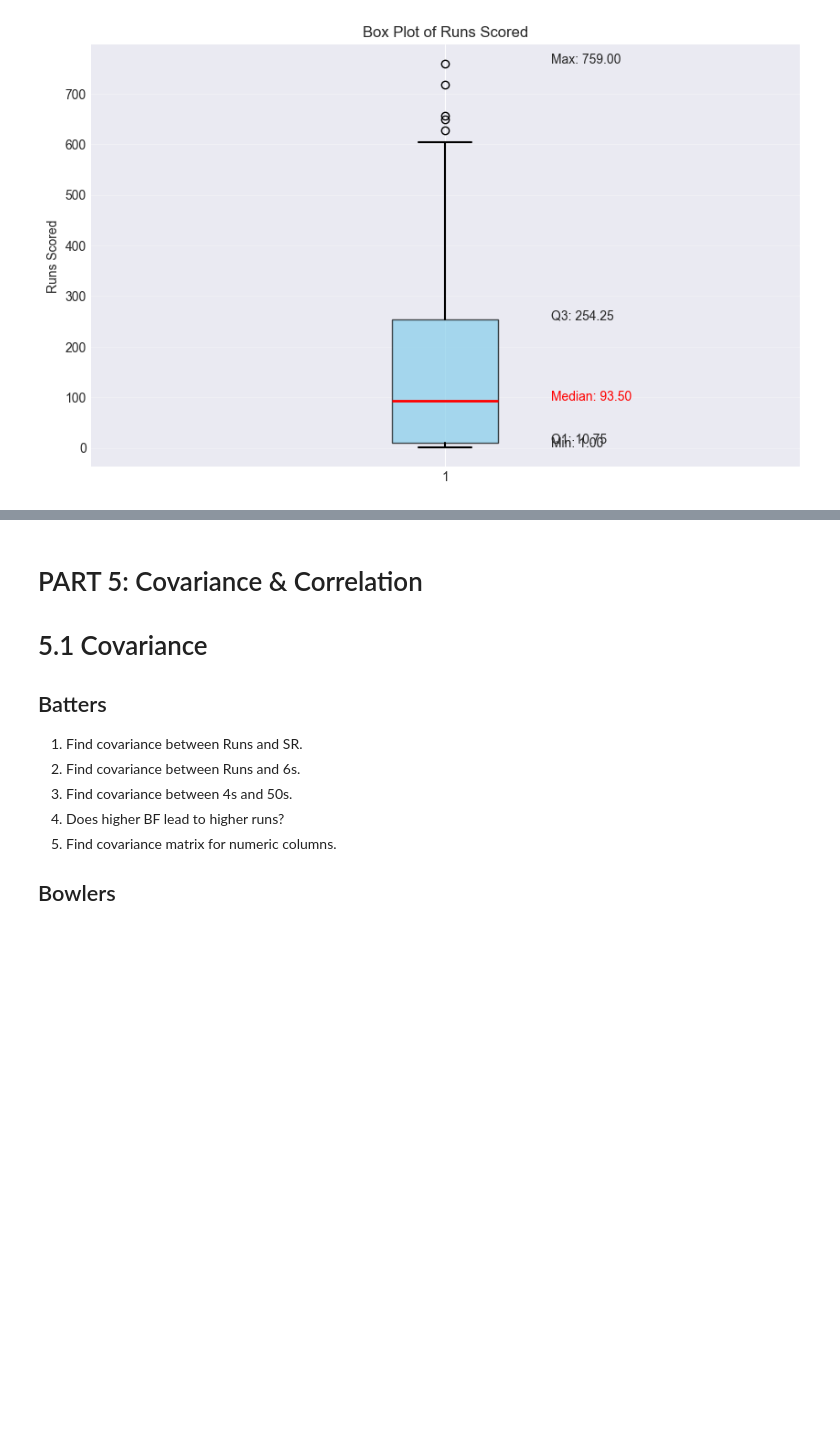
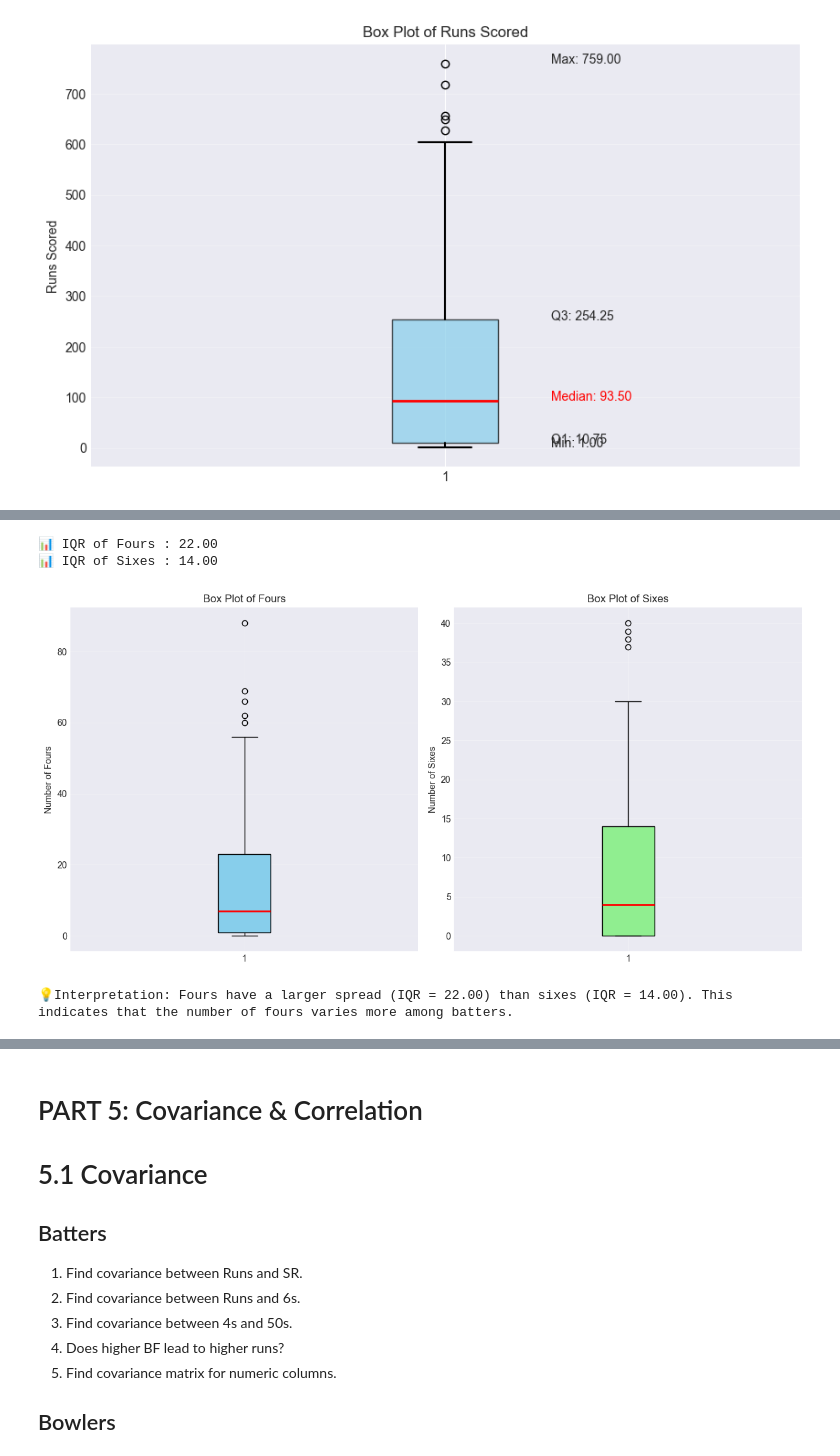
Before and after one commit to shahyash1136/data-analyst-porjects, a Jupyter notebook: IPL_2025_jupyterbook/index.ipynb, the cells around one changed output, grey strips where cells are left out. Cells and saved outputs as stored; diff of their text form; code cells hidden in the pictures; blank space fills up the shorter version.

```diff
--- a/IPL_2025_jupyterbook/index.ipynb
+++ b/IPL_2025_jupyterbook/index.ipynb
@@ -3287,0 +3425,63 @@ plt.show()
+# %%
+# 5. Compare box plots of fours and sixes.
+q1_4s = df_batters["4s"].quantile(0.25)
+q3_4s = df_batters["4s"].quantile(0.75)
+iqr_4s = q3_4s - q1_4s
+
+q1_6s = df_batters["6s"].quantile(0.25)
+q3_6s = df_batters["6s"].quantile(0.75)
+iqr_6s = q3_6s - q1_6s
+
+print(f"📊 IQR of Fours : {iqr_4s:.2f}")
+print(f"📊 IQR of Sixes : {iqr_6s:.2f}")
+
+fig, axes = plt.subplots(1, 2, figsize=(12, 6))
+
+# Box plot for Fours
+axes[0].boxplot(
+    df_batters["4s"],
+    patch_artist=True,
+    boxprops=dict(facecolor="skyblue"),
+    medianprops=dict(color="red", linewidth=2),
+)
+
+axes[0].set_title("Box Plot of Fours")
+axes[0].set_ylabel("Number of Fours")
+axes[0].grid(True, alpha=0.3)
+
+# Box plot for Sixes
+axes[1].boxplot(
+    df_batters["6s"],
+    patch_artist=True,
+    boxprops=dict(facecolor="lightgreen"),
+    medianprops=dict(color="red", linewidth=2),
+)
+
+axes[1].set_title("Box Plot of Sixes")
+axes[1].set_ylabel("Number of Sixes")
+axes[1].grid(True, alpha=0.3)
+
+plt.tight_layout()
+plt.show()
+
+if iqr_4s > iqr_6s:
+    print(
+        f"\n💡Interpretation: Fours have a larger spread "
+        f"(IQR = {iqr_4s:.2f}) than sixes "
+        f"(IQR = {iqr_6s:.2f}). This indicates that the number "
+        f"of fours varies more among batters."
+    )
+elif iqr_6s > iqr_4s:
+    print(
+        f"\n💡Interpretation: Sixes have a larger spread "
+        f"(IQR = {iqr_6s:.2f}) than fours "
+        f"(IQR = {iqr_4s:.2f}). This indicates that the number "
+        f"of sixes varies more among batters."
+    )
+else:
+    print("\n💡Interpretation: Fours and sixes have similar spread.")
+# %% [output]
+📊 IQR of Fours : 22.00
+📊 IQR of Sixes : 14.00
+[figure, added]
+💡Interpretation: Fours have a larger spread (IQR = 22.00) than sixes (IQR = 14.00). This indicates that the number of fours varies more among batters.
```
Also changed, not shown: parts of 48 cells of this notebook.
